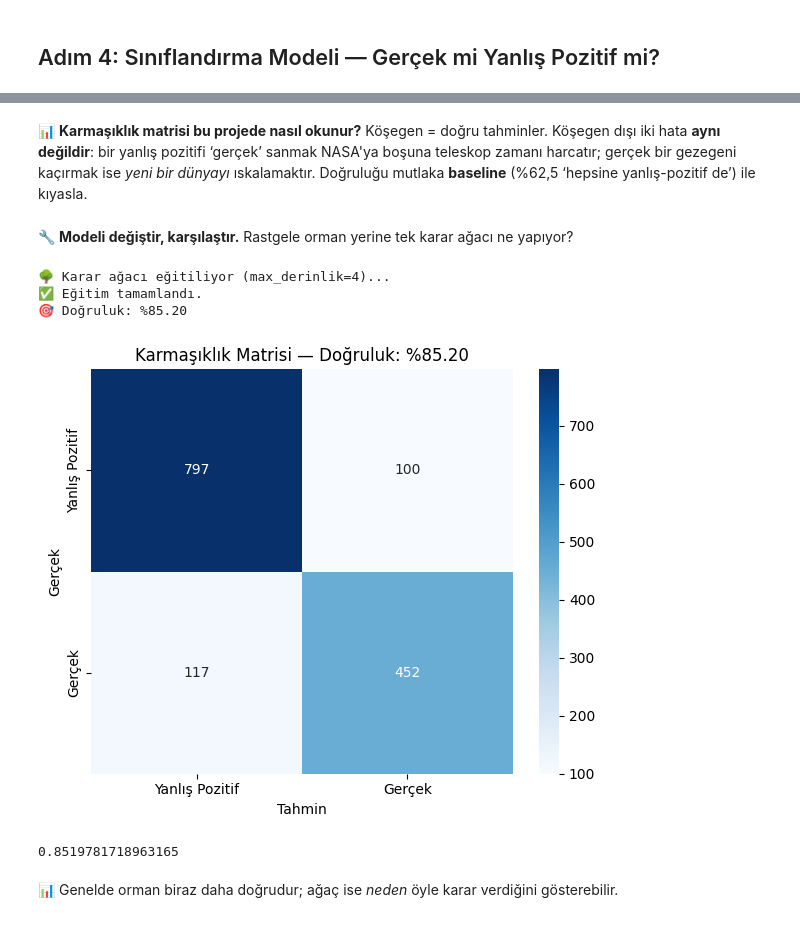
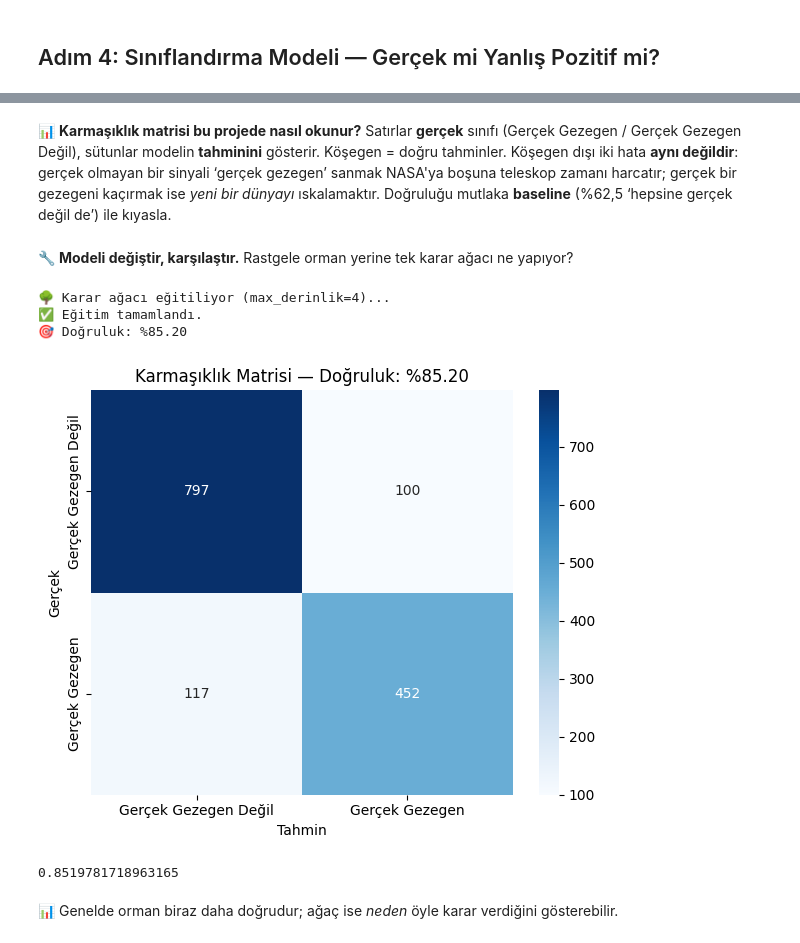
Before and after one commit to GulayBenguUlukaya/STEM_yaz_kampi_2026, a Jupyter notebook: rendered/mini_proje1_uzay.ipynb, the cells around one changed output, grey strips where cells are left out. Saved outputs shown, nothing was run; the diff lists cells and outputs as text; code cells hidden in the pictures.

```diff
--- a/rendered/mini_proje1_uzay.ipynb
+++ b/rendered/mini_proje1_uzay.ipynb
@@ -224,15 +224,16 @@ dogruluk = model_degerlendir(model, X_test, y_test, sinif_adlari=['Yanlış Pozi
 # %% [markdown]
-📊 **Karmaşıklık matrisi bu projede nasıl okunur?** Köşegen = doğru tahminler. Köşegen dışı iki hata **aynı değildir**: bir yanlış pozitifi ‘gerçek’ sanmak NASA'ya boşuna teleskop zamanı harcatır; gerçek bir gezegeni kaçırmak ise *yeni bir dünyayı* ıskalamaktır. Doğruluğu mutlaka **baseline** (%62,5 ‘hepsine yanlış-pozitif de’) ile kıyasla.
+📊 **Karmaşıklık matrisi bu projede nasıl okunur?** Satırlar **gerçek** sınıfı (Gerçek Gezegen / Gerçek Gezegen Değil), sütunlar modelin **tahminini** gösterir. Köşegen = doğru tahminler. Köşegen dışı iki hata **aynı değildir**: gerçek olmayan bir sinyali ‘gerçek gezegen’ sanmak NASA'ya boşuna teleskop zamanı harcatır; gerçek bir gezegeni kaçırmak ise *yeni bir dünyayı* ıskalamaktır. Doğruluğu mutlaka **baseline** (%62,5 ‘hepsine gerçek değil de’) ile kıyasla.
 # %% [markdown]
 🔧 **Modeli değiştir, karşılaştır.** Rastgele orman yerine tek karar ağacı ne yapıyor?
 # %%
 agac = karar_agaci_egit(X_egitim, y_egitim, max_derinlik=4)
-model_degerlendir(agac, X_test, y_test, sinif_adlari=['Yanlış Pozitif', 'Gerçek'])
+model_degerlendir(agac, X_test, y_test,
+                  sinif_adlari=['Gerçek Gezegen Değil', 'Gerçek Gezegen'])
 # %% [output]
 🌳 Karar ağacı eğitiliyor (max_derinlik=4)...
 ✅ Eğitim tamamlandı.
 🎯 Doğruluk: %85.20
-[figure, old version]
+[figure, new version]
 0.8519781718963165
 # %% [markdown]
 📊 Genelde orman biraz daha doğrudur; ağaç ise *neden* öyle karar verdiğini gösterebilir.
```
Also changed, not shown: parts of 1 cell of this notebook, 2 other files.
